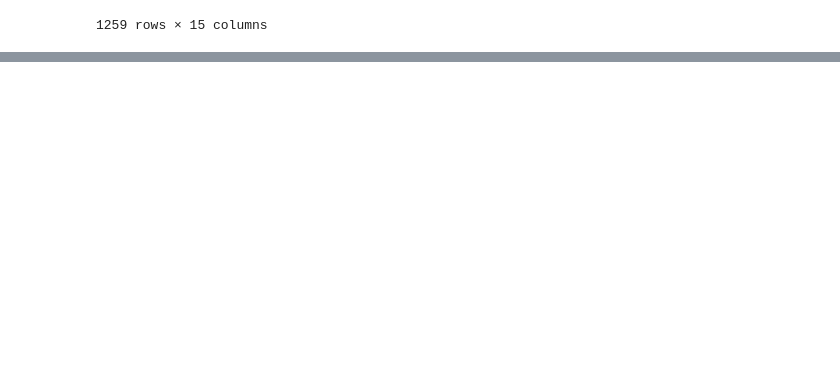
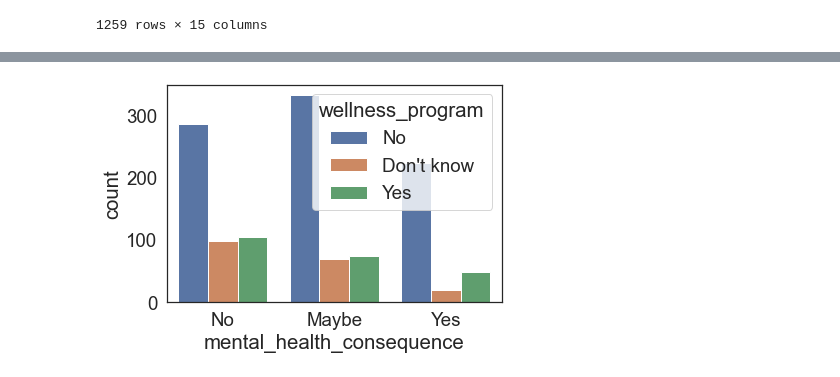
Before and after one commit to cltomiyama/MentalHealthSurvey_analysis, a Jupyter notebook: analysis/mohamed/milestone2.ipynb, the cells around one changed output, grey strips where cells are left out. Cells and saved outputs as stored; diff of their text form; code cells hidden in the pictures; blank space fills up the shorter version.

```diff
--- a/analysis/mohamed/milestone2.ipynb
+++ b/analysis/mohamed/milestone2.ipynb
@@ -168,5 +168,10 @@ v5 = sns.countplot(x="mental_health_consequence", hue="leave", data=df)
 # %%
 #This shows that employees that do take a leave are less likely to develop mental health issues compared to employees that do not take a leave.
+# %%
+#Graph 7
+v7 = sns.countplot(x="mental_health_consequence", hue="wellness_program", data=df)
+# %% [output]
+[figure, added]
 # %%
 #Research Conclusion
 
```
Also changed, not shown: parts of 6 cells of this notebook, 1 other file.
